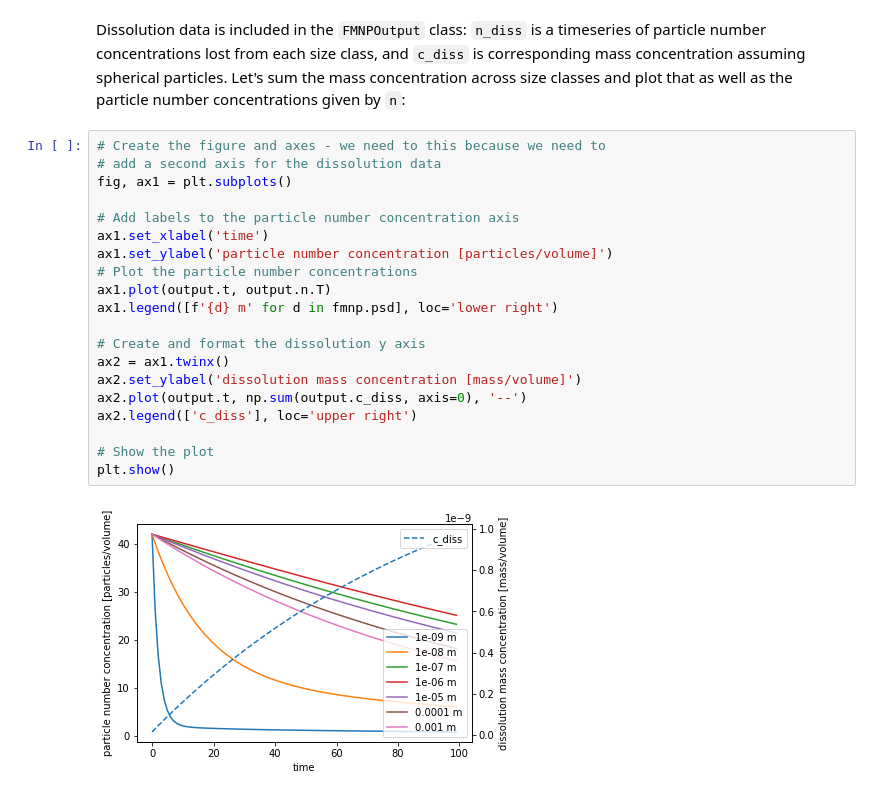
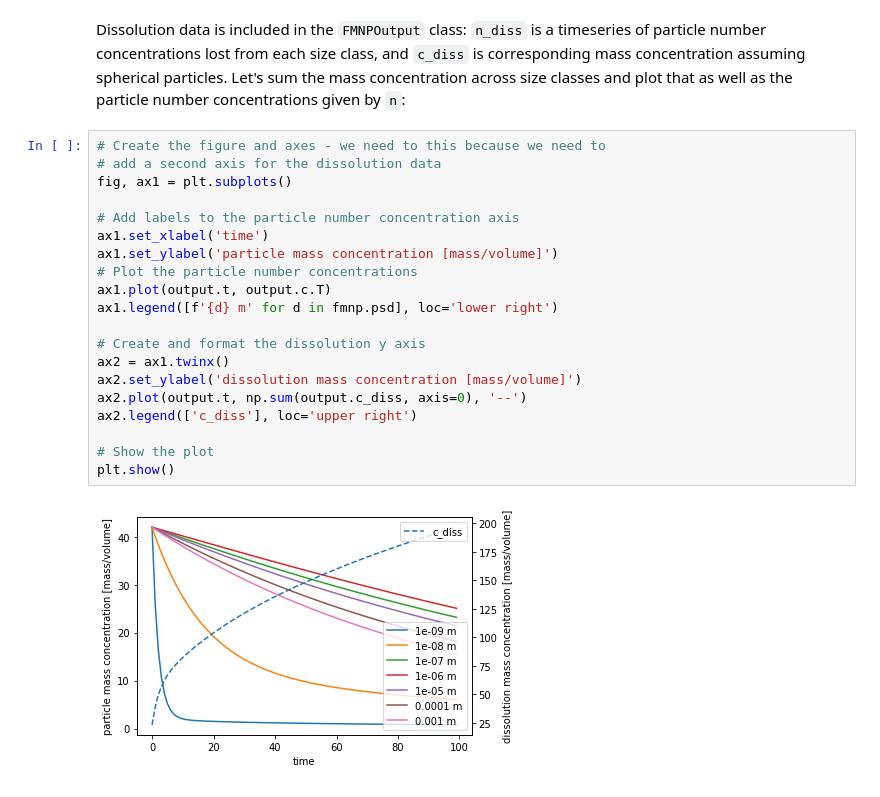
Before and after one commit to microplastics-cluster/fragment-mnp, a Jupyter notebook: docs/example-usage.ipynb, the cells around one changed output. Saved outputs shown, nothing was run; the diff lists cells and outputs as text.

Commit message:
Changing to mass concentrations

```diff
--- a/docs/example-usage.ipynb
+++ b/docs/example-usage.ipynb
@@ -44,22 +53,22 @@ Dissolution data is included in the `FMNPOutput` class: `n_diss` is a timeseries
 # %%
 # Create the figure and axes - we need to this because we need to
 # add a second axis for the dissolution data
 fig, ax1 = plt.subplots()
 
 # Add labels to the particle number concentration axis
 ax1.set_xlabel('time')
-ax1.set_ylabel('particle number concentration [particles/volume]')
+ax1.set_ylabel('particle mass concentration [mass/volume]')
 # Plot the particle number concentrations
-ax1.plot(output.t, output.n.T)
+ax1.plot(output.t, output.c.T)
 ax1.legend([f'{d} m' for d in fmnp.psd], loc='lower right')
 
 # Create and format the dissolution y axis
 ax2 = ax1.twinx()
 ax2.set_ylabel('dissolution mass concentration [mass/volume]')
 ax2.plot(output.t, np.sum(output.c_diss, axis=0), '--')
 ax2.legend(['c_diss'], loc='upper right')
 
 # Show the plot
 plt.show()
 # %% [output]
-[figure, old version]
+[figure, new version]
```
Also changed, not shown: parts of 4 cells of this notebook, 3 other files.
